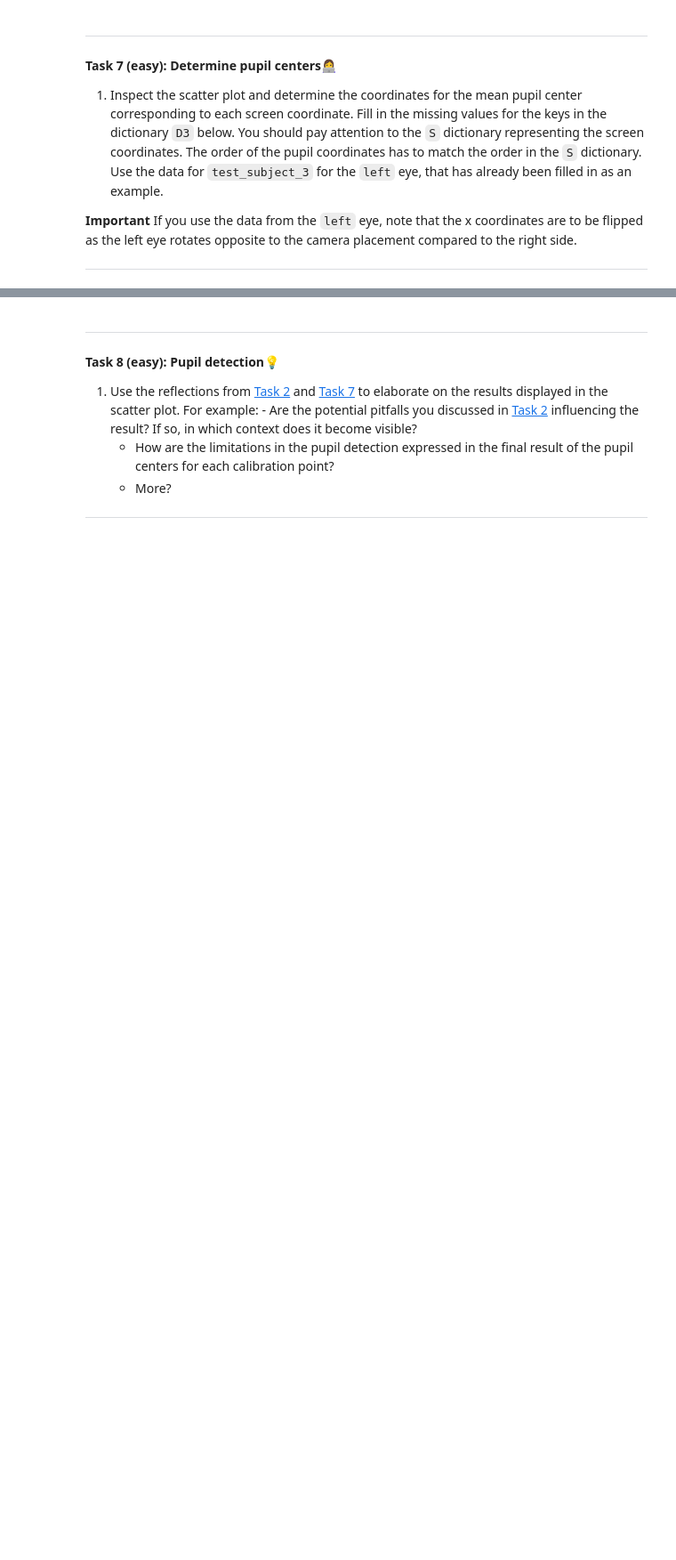
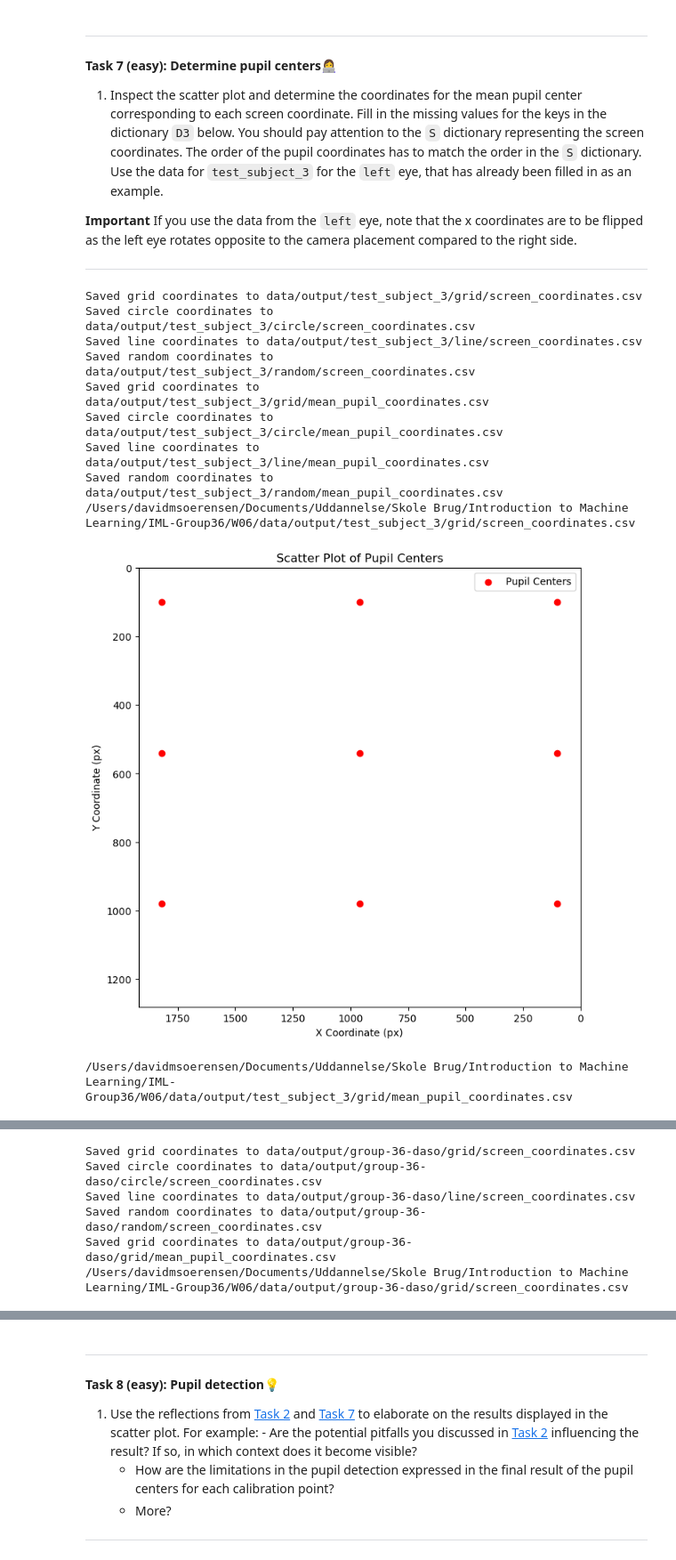
Before and after one commit to SirSorensen/IML-Group36, a Jupyter notebook: W06/01-data-preprocessing.ipynb, the cells around one changed output, grey strips where cells are left out. Shown at 89% size. Saved outputs shown, nothing was run; the diff lists cells and outputs as text; code cells hidden in the pictures; blank space fills up the shorter version.

```diff
--- a/W06/01-data-preprocessing.ipynb
+++ b/W06/01-data-preprocessing.ipynb
@@ -434,10 +451,45 @@ D = {'test_subject_3': {'grid':    np.array([[111.91,95.43], [99.28,92.39], [81.
                         'circle':  np.array([[83.24,92.59], [86.38,97.43], [95.16,100.55], [103.75,101.64], [109.55,99.93], [110.71,96.87],[108.69,92.73], [102.51,88.67], [93.08,85.84], [85.66,86.88]]),
                         'line':    np.array([[109.90,94.63], [107.62,93.96], [104.72,92.95],[101.69,91.77], [98.77,90.81], [95.43,90.41],[91.78,89.96], [88.40,89.42], [84.88,88.54], [81.34,88.45]]),
                         'random':  np.array([[90.89,82.95], [92.09,89.36], [107.81,94.23], [96.36,87.18], [83.69,81.99]])},
-      'group-xx-xxxx': {} #Write your coordinates in the dictionaty 'group-xx-xxxx' following the structure of 'test_subject_3'
+      'group-36-daso': {'grid':    np.array([[135,89], [121,87], [107, 85], [134, 98], [123, 94], [108, 91], [135, 104], [122, 102], [107,100]])
+                        } #Write your coordinates in the dictionaty 'group-xx-xxxx' following the structure of 'test_subject_3'
 
 }
 # %%
+video_name = 'grid'
 test_subject = 'test_subject_3' # change the variable 'test_subject* in accordance to the naming of the folder containing your data and run
+output_folder = test_subject
+output_directory = f"data/output/{output_folder}/{video_name}"
+csv_file = f"{output_directory}/screen_coordinates.csv"
+
 iml_util.save_coordinates_to_csv(S, test_subject, 'screen')
 iml_util.save_coordinates_to_csv(D[test_subject], test_subject, 'mean_pupil')
+iml_util.visualize_screen_coordinates(csv_file, video_name)
+
+csv_file = f"{output_directory}/mean_pupil_coordinates.csv"
+iml_util.visualize_pupil_centers(csv_file, video_name)
+
+video_name = 'grid'
+test_subject = 'group-36-daso' # change the variable 'test_subject* in accordance to the naming of the folder containing your data and run
+output_folder = test_subject
+output_directory = f"data/output/{output_folder}/{video_name}"
+csv_file = f"{output_directory}/screen_coordinates.csv"
+
+iml_util.save_coordinates_to_csv(S, test_subject, 'screen')
+iml_util.save_coordinates_to_csv(D[test_subject], test_subject, 'mean_pupil')
+iml_util.visualize_screen_coordinates(csv_file, video_name)
+
+csv_file = f"{output_directory}/mean_pupil_coordinates.csv"
+iml_util.visualize_pupil_centers(csv_file, video_name)
+# %% [output]
+Saved grid coordinates to data/output/test_subject_3/grid/screen_coordinates.csv
+Saved circle coordinates to data/output/test_subject_3/circle/screen_coordinates.csv
+Saved line coordinates to data/output/test_subject_3/line/screen_coordinates.csv
+Saved random coordinates to data/output/test_subject_3/random/screen_coordinates.csv
+Saved grid coordinates to data/output/test_subject_3/grid/mean_pupil_coordinates.csv
+Saved circle coordinates to data/output/test_subject_3/circle/mean_pupil_coordinates.csv
+Saved line coordinates to data/output/test_subject_3/line/mean_pupil_coordinates.csv
+Saved random coordinates to data/output/test_subject_3/random/mean_pupil_coordinates.csv
+/Users/davidmsoerensen/Documents/Uddannelse/Skole Brug/Introduction to Machine Learning/IML-Group36/W06/data/output/test_subject_3/grid/screen_coordinates.csv
+[figure, added]
+/Users/davidmsoerensen/Documents/Uddannelse/Skole Brug/Introduction to Machine Learning/IML-Group36/W06/data/output/test_subject_3/grid/mean_pupil_coordinates.csv
@@ -443,0 +497,6 @@ iml_util.save_coordinates_to_csv(D[test_subject], test_subject, 'mean_pupil')
+Saved grid coordinates to data/output/group-36-daso/grid/screen_coordinates.csv
+Saved circle coordinates to data/output/group-36-daso/circle/screen_coordinates.csv
+Saved line coordinates to data/output/group-36-daso/line/screen_coordinates.csv
+Saved random coordinates to data/output/group-36-daso/random/screen_coordinates.csv
+Saved grid coordinates to data/output/group-36-daso/grid/mean_pupil_coordinates.csv
+/Users/davidmsoerensen/Documents/Uddannelse/Skole Brug/Introduction to Machine Learning/IML-Group36/W06/data/output/group-36-daso/grid/screen_coordinates.csv
```
Also changed, not shown: parts of 6 cells of this notebook, 1 other file.
